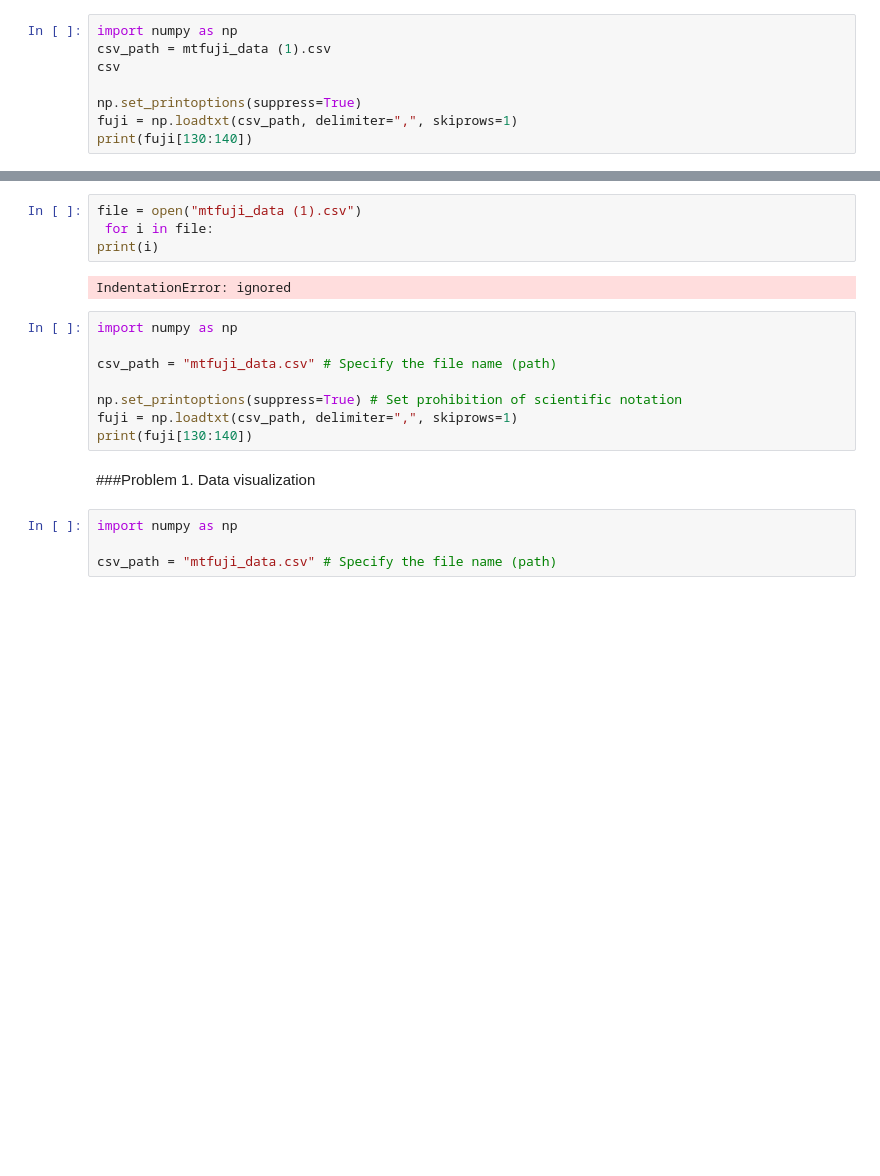
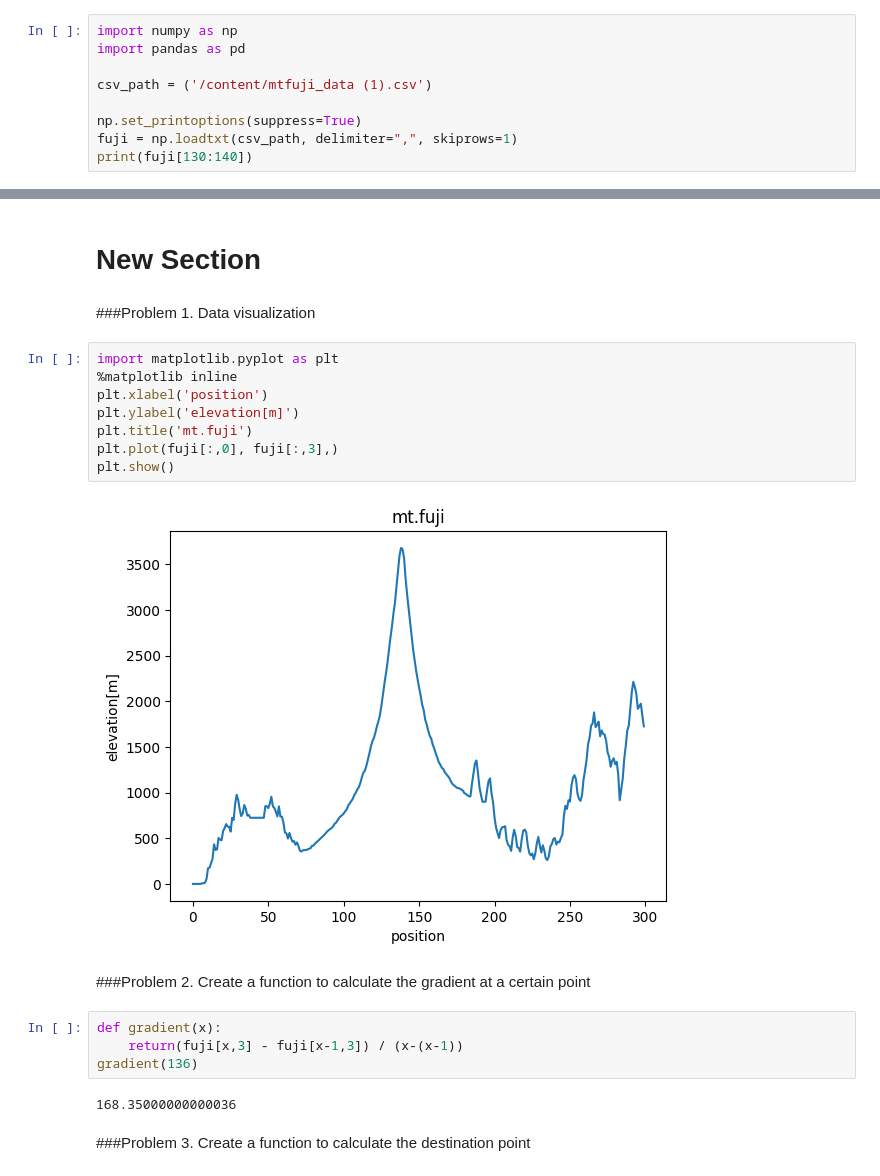
Before and after one commit to apolloadeniran/Assignment, a Jupyter notebook: Adeniran_Lateef_Fuji_descent_issue.ipynb, the cells around one changed output, grey strips where cells are left out. Saved outputs shown, nothing was run; the diff lists cells and outputs as text; blank space fills up the shorter version.

```diff
--- a/Adeniran_Lateef_Fuji_descent_issue.ipynb
+++ b/Adeniran_Lateef_Fuji_descent_issue.ipynb
@@ -2,8 +2,9 @@
 <a href="https://colab.research.google.com/github/apolloadeniran/Assignment/blob/main/Adeniran_Lateef_Fuji_descent_issue.ipynb" target="_parent"><img src="https://colab.research.google.com/assets/colab-badge.svg" alt="Open In Colab"/></a>
 # %%
 import numpy as np
-csv_path = mtfuji_data (1).csv
-csv
+import pandas as pd
+
+csv_path = ('/content/mtfuji_data (1).csv')
 
 np.set_printoptions(suppress=True)
 fuji = np.loadtxt(csv_path, delimiter=",", skiprows=1)
@@ -11,20 +23,24 @@ print(fuji[130:140])
-# %%
-file = open("mtfuji_data (1).csv")
- for i in file:
-print(i)
-# %% [output]
-IndentationError: ignored
-# %%
-import numpy as np
-
-csv_path = "mtfuji_data.csv" # Specify the file name (path)
-
-np.set_printoptions(suppress=True) # Set prohibition of scientific notation
-fuji = np.loadtxt(csv_path, delimiter=",", skiprows=1)
-print(fuji[130:140])
+# %% [markdown]
+# New Section
 # %% [markdown]
 ###Problem 1. Data visualization
-# %%
-import numpy as np
-
-csv_path = "mtfuji_data.csv" # Specify the file name (path)
+# %%
+import matplotlib.pyplot as plt
+%matplotlib inline
+plt.xlabel('position')
+plt.ylabel('elevation[m]')
+plt.title('mt.fuji')
+plt.plot(fuji[:,0], fuji[:,3],)
+plt.show()
+# %% [output]
+[figure, added]
+# %% [markdown]
+###Problem 2. Create a function to calculate the gradient at a certain point
+# %%
+def gradient(x):
+    return(fuji[x,3] - fuji[x-1,3]) / (x-(x-1))
+gradient(136)
+# %% [output]
+168.35000000000036
+# %% [markdown]
+###Problem 3. Create a function to calculate the destination point
```
Also changed, not shown: parts of 14 cells of this notebook.
